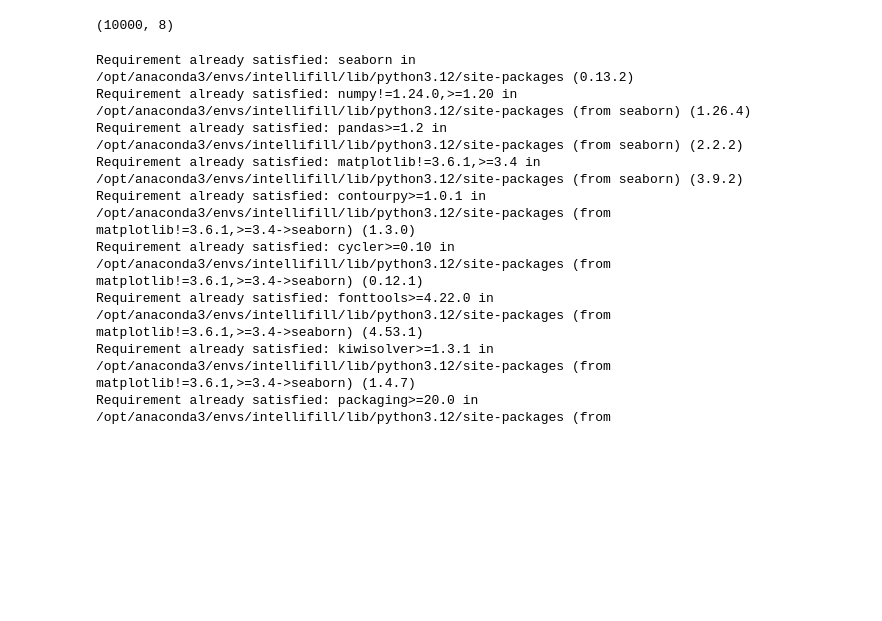
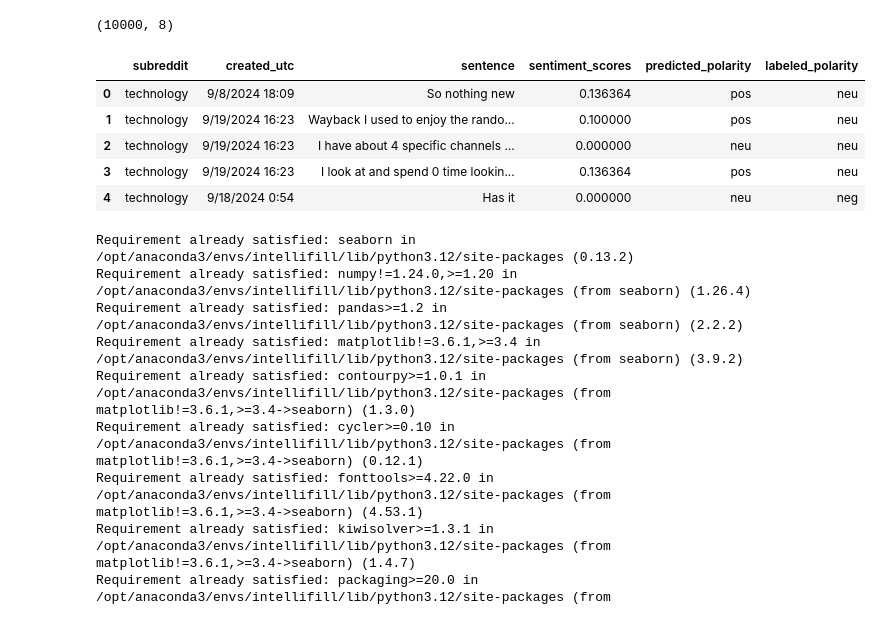
Before and after one commit to wbcmthh42/plp_practice_proj, a Jupyter notebook: sentiment_qiulin/sentiment_analysis_textblob_sentlevel.ipynb, the cells around one changed output. Saved outputs shown, nothing was run; the diff lists cells and outputs as text; code cells hidden in the pictures; blank space fills up the shorter version.

Commit message:
updated sentence level textblob evaluation

```diff
--- a/sentiment_qiulin/sentiment_analysis_textblob_sentlevel.ipynb
+++ b/sentiment_qiulin/sentiment_analysis_textblob_sentlevel.ipynb
@@ -193,6 +202,14 @@ for index, row in tqdm(df1.iterrows(), total=len(df1), ncols=100):
 # %%
 # to compare sentence level sentiment on the gpt labelled dataset
 df_eval = pd.DataFrame(eval)
+df_eval.head()
+# %% [output]
+|  | subreddit | created_utc | sentence | sentiment_scores | predicted_polarity | labeled_polarity |
+| 0 | technology | 9/8/2024 18:09 | So nothing new | 0.136364 | pos | neu |
+| 1 | technology | 9/19/2024 16:23 | Wayback I used to enjoy the rando... | 0.100000 | pos | neu |
+| 2 | technology | 9/19/2024 16:23 | I have about 4 specific channels ... | 0.000000 | neu | neu |
+| 3 | technology | 9/19/2024 16:23 | I look at and spend 0 time lookin... | 0.136364 | pos | neu |
+| 4 | technology | 9/18/2024 0:54 | Has it | 0.000000 | neu | neg |
 # %%
 !pip install seaborn
 from sklearn.metrics import confusion_matrix, accuracy_score, recall_score, f1_score
```
Also changed, not shown: parts of 8 cells of this notebook.
